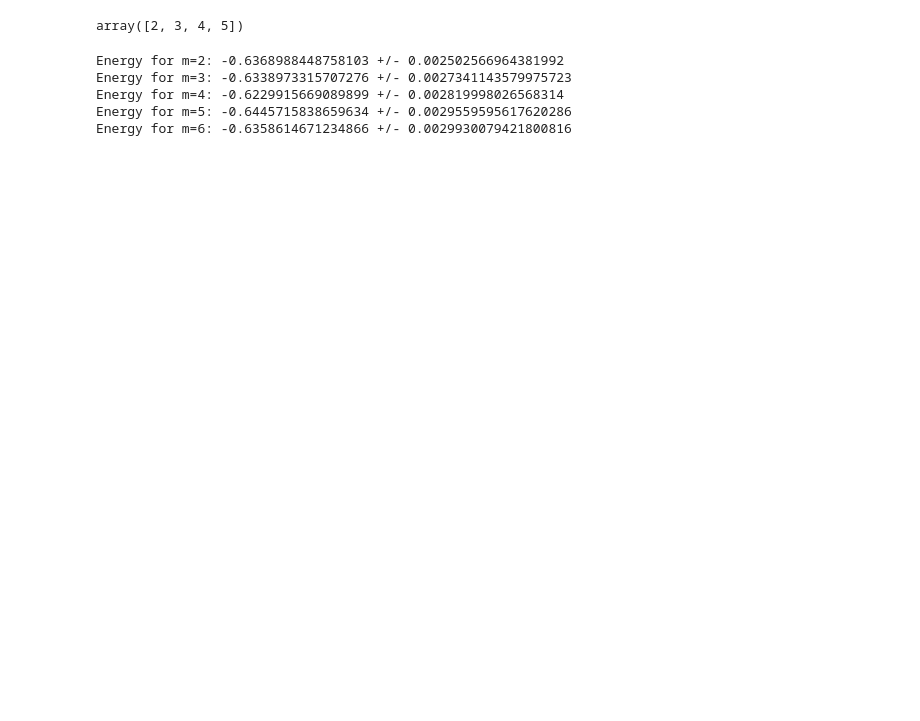
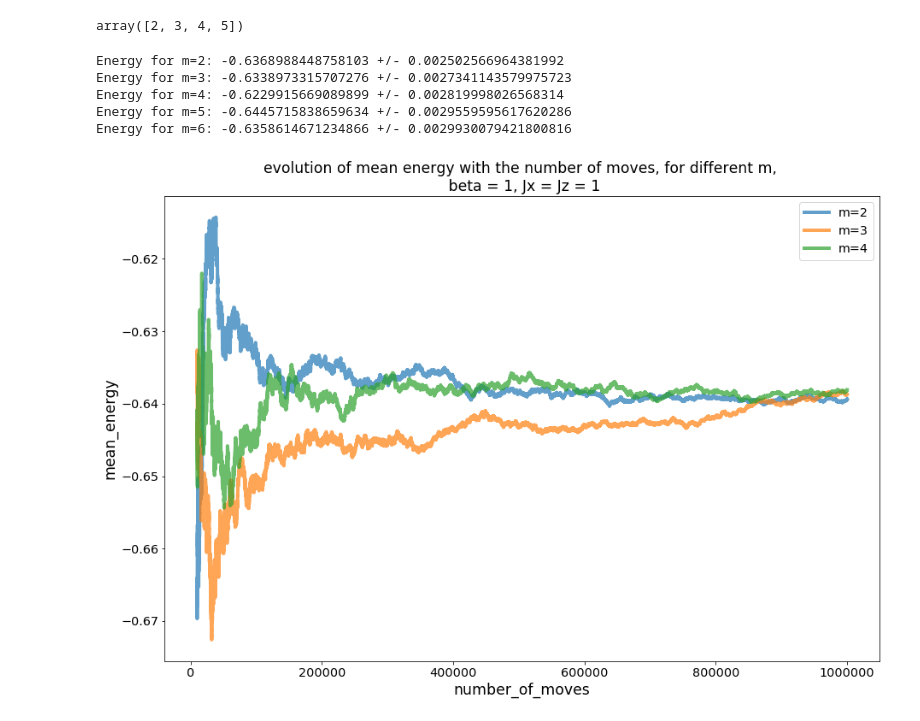
Before and after one commit to barthelemymp/Quantum_MC, a Jupyter notebook: results/local_result.ipynb, the cells around one changed output. Drawn from its saved outputs; the diff is of its cells as text; code cells hidden in the pictures; blank space fills up the shorter version.

```diff
--- a/results/local_result.ipynb
+++ b/results/local_result.ipynb
@@ -318,3 +318,7 @@ Energy for m=3: -0.6338973315707276 +/- 0.0027341143579975723
 Energy for m=4: -0.6229915669089899 +/- 0.002819998026568314
 Energy for m=5: -0.6445715838659634 +/- 0.0029559595617620286
 Energy for m=6: -0.6358614671234866 +/- 0.0029930079421800816
+# %%
+e2 = np.load("C:/Users/bmeyn/Documents/Polytechnique/PHY/PHY571/Quantum_MC/results/m2_dt0,5_ns4_jx1_jz1_lc10_adjusted.npy")
+e3 = np.load("C:/Users/bmeyn/Documents/Polytechnique/PHY/PHY571/Quantum_MC/results/m3_dt0,33_ns4_jx1_jz1_lc10_adjusted.npy")
+e4 = np.load("C:/Users/bmeyn/Documents/Polytechnique/PHY/PHY571/Quantum_MC/results/m4_dt0,25_ns4_jx1_jz1_lc10_adjusted.npy")
@@ -320,0 +335,39 @@ Energy for m=6: -0.6358614671234866 +/- 0.0029930079421800816
+# %%
+x = range(1,len(e2)+1)
+xmesure = np.array(x)
+xmove = 10*xmesure
+me3 = np.cumsum(e3)/xmesure
+plt.plot(xmove, me3)
+# %%
+x = range(1,len(e2)+1)
+xmesure = np.array(x)
+xmove = 10*xmesure
+me4 = np.cumsum(e4)/xmesure
+plt.plot(xmesure, me4)
+# %%
+fig = plt.figure(figsize = (15,10))
+x=np.linspace(0,4990,500)
+xmovec=xmove[1000:]
+me2c = me2[1000:]
+me3c = me3[1000:]
+me4c = me4[1000:]
+
+
+plt.xlabel('number_of_moves', fontsize = 'xx-large')
+plt.ylabel('mean_energy', fontsize = 'xx-large')
+plt.xticks(fontsize = 'x-large')
+plt.yticks(fontsize = 'x-large')
+plt.title('evolution of mean energy with the number of moves, for different m, \n beta = 1, Jx = Jz = 1', fontsize = 'xx-large')
+
+plt.plot(xmovec, me2c, label = 'm=2',
+             lw = 4, alpha = 0.7)
+plt.plot(xmovec, me3c, label = 'm=3',
+             lw = 4, alpha = 0.7)
+plt.plot(xmovec, me4c, label = 'm=4',
+             lw = 4, alpha = 0.7)
+
+
+plt.legend(loc = 0, fontsize = 'x-large')
+plt.savefig('mean_energy_evolution_centerd_x=z=1_m2-6_adjusted.png')
+# %% [output]
+[figure, added]
```
Also changed, not shown: parts of 8 cells of this notebook, 11 other files.
